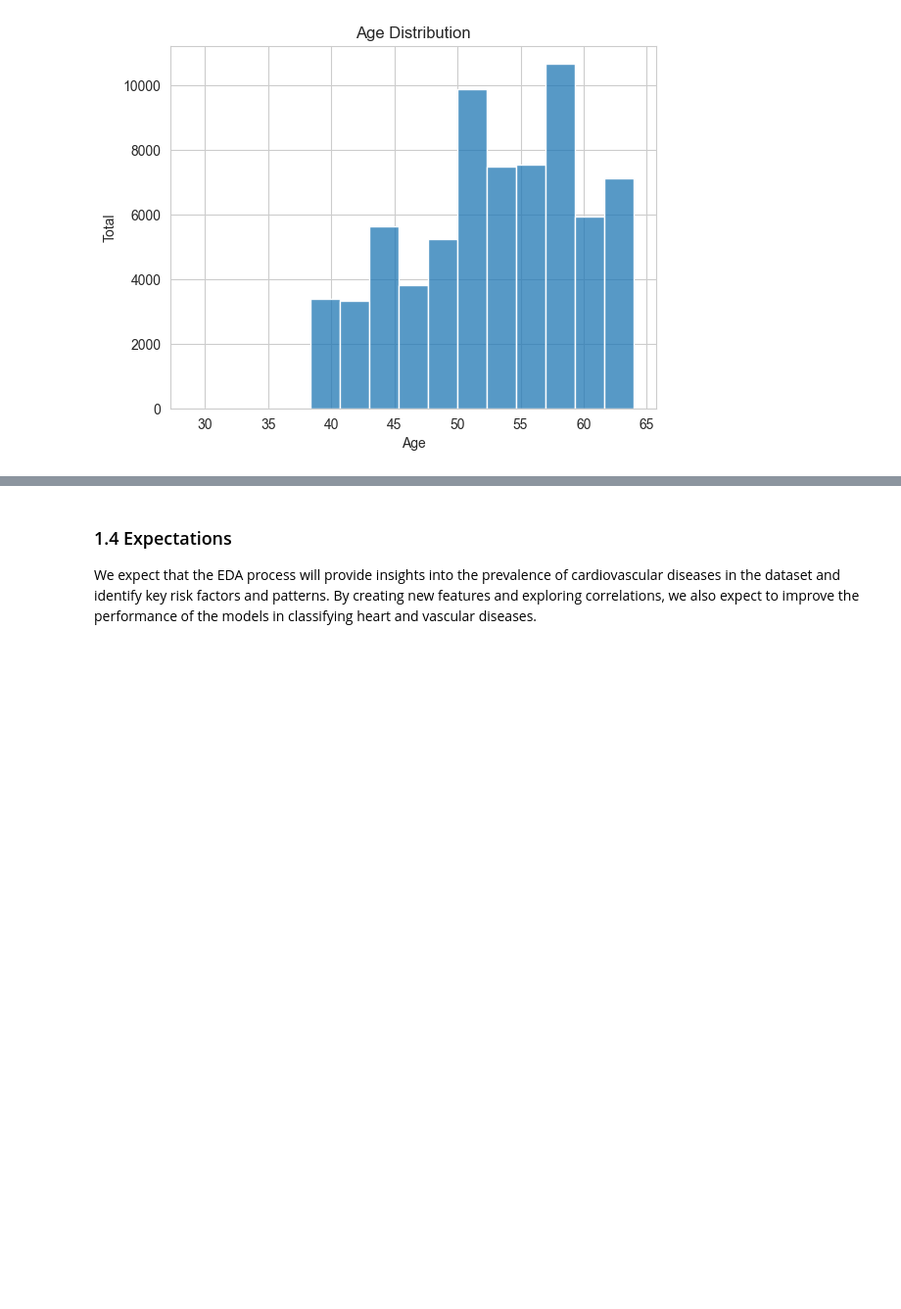
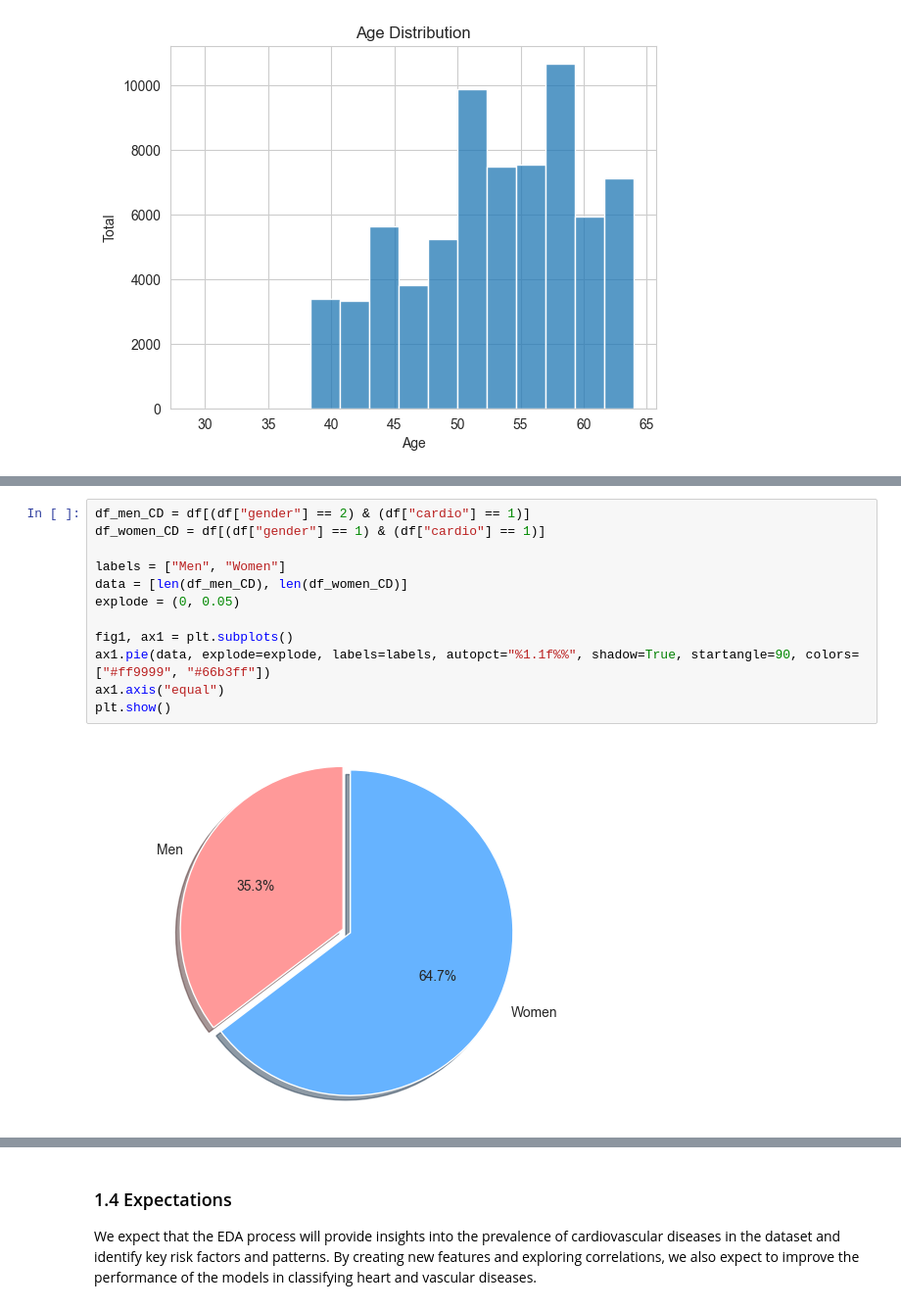
Before and after one commit to Robergjo/MachineLearning-Joakim-Roberg, a Jupyter notebook: Lab/Upgift1.ipynb, the cells around one changed output, grey strips where cells are left out. Shown: that part at 98% size. Cells and saved outputs as stored; diff of their text form; blank space fills up the shorter version.

```diff
--- a/Lab/Upgift1.ipynb
+++ b/Lab/Upgift1.ipynb
@@ -120,0 +139,14 @@ Passing `palette` without assigning `hue` is deprecated and will be removed in v
+# %%
+df_men_CD = df[(df["gender"] == 2) & (df["cardio"] == 1)]
+df_women_CD = df[(df["gender"] == 1) & (df["cardio"] == 1)]
+
+labels = ["Men", "Women"]
+data = [len(df_men_CD), len(df_women_CD)]
+explode = (0, 0.05)
+
+fig1, ax1 = plt.subplots()
+ax1.pie(data, explode=explode, labels=labels, autopct="%1.1f%%", shadow=True, startangle=90, colors=["#ff9999", "#66b3ff"])
+ax1.axis("equal")
+plt.show()
+# %% [output]
+[figure, added]
```
Also changed, not shown: parts of 9 cells of this notebook.
